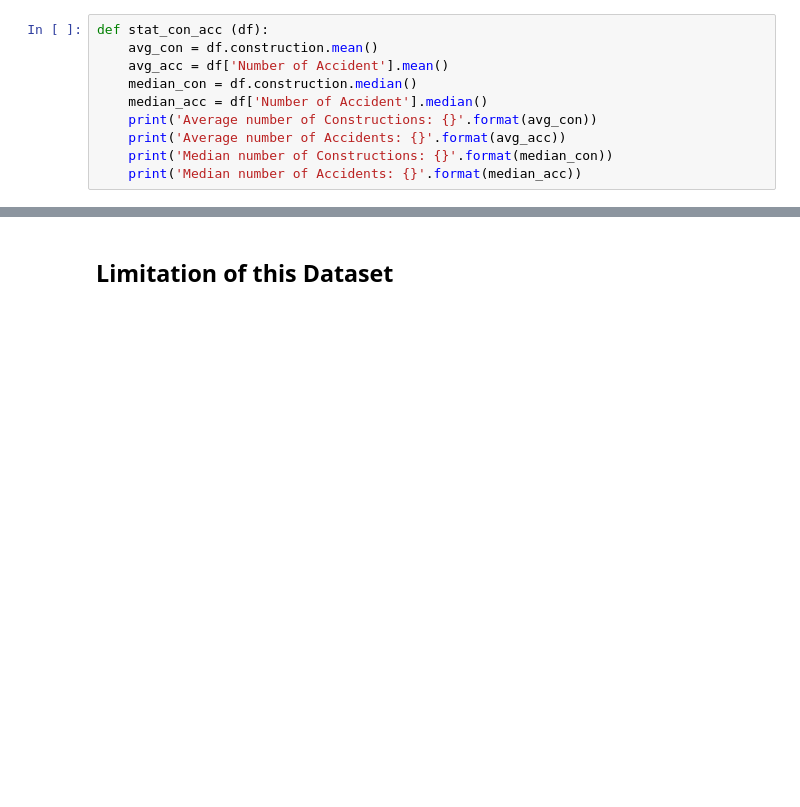
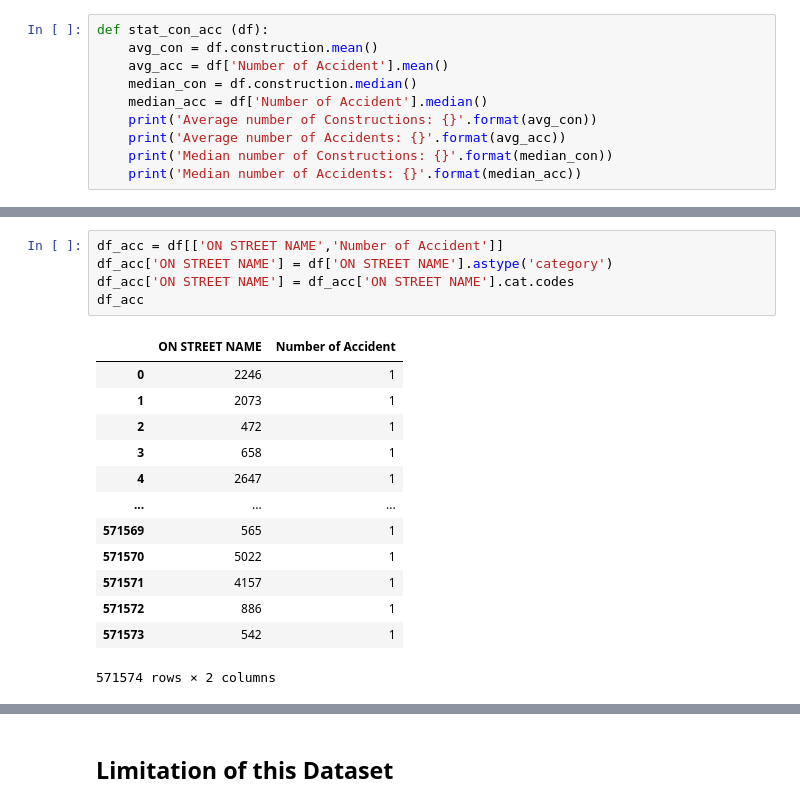
Before and after one commit to xaviercslung/ADS-FinalProject, a Jupyter notebook: Analysis.ipynb, the cells around one changed output, grey strips where cells are left out. Drawn from its saved outputs; the diff is of its cells as text; blank space fills up the shorter version.

```diff
--- a/Analysis.ipynb
+++ b/Analysis.ipynb
@@ -349,0 +217,19 @@ Ttest_indResult(statistic=-23.548419539171135, pvalue=3.469599688448657e-104)
+# %%
+df_acc = df[['ON STREET NAME','Number of Accident']]
+df_acc['ON STREET NAME'] = df['ON STREET NAME'].astype('category')
+df_acc['ON STREET NAME'] = df_acc['ON STREET NAME'].cat.codes
+df_acc
+# %% [output]
+|  | ON STREET NAME | Number of Accident |
+| 0 | 2246 | 1 |
+| 1 | 2073 | 1 |
+| 2 | 472 | 1 |
+| 3 | 658 | 1 |
+| 4 | 2647 | 1 |
+| ... | ... | ... |
+| 571569 | 565 | 1 |
+| 571570 | 5022 | 1 |
+| 571571 | 4157 | 1 |
+| 571572 | 886 | 1 |
+| 571573 | 542 | 1 |
+571574 rows × 2 columns
```
Also changed, not shown: parts of 29 cells of this notebook.
